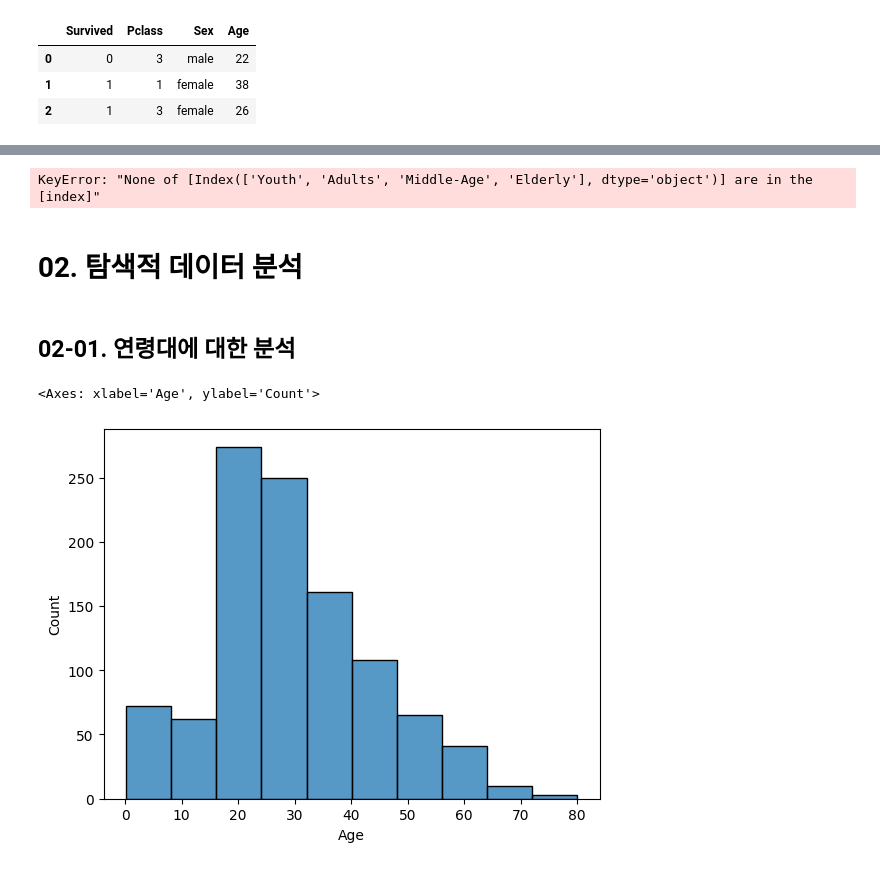
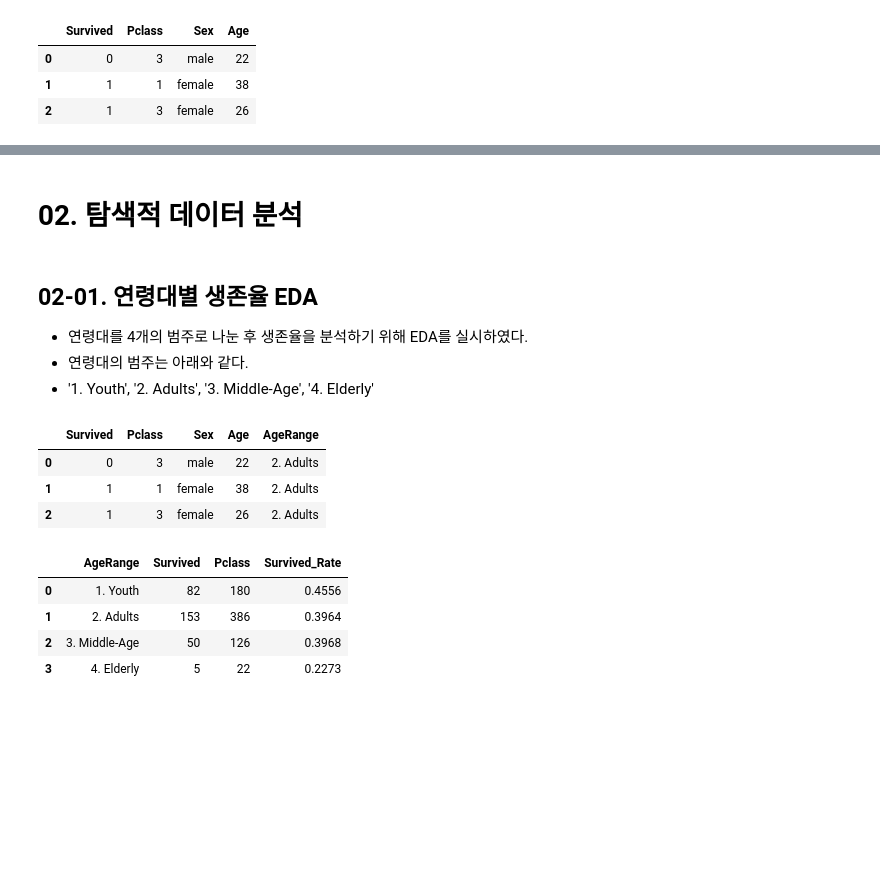
Before and after one commit to seonjaechoi0307/Project_Based_Learning, a Jupyter notebook: Titanic/Code/Project_Titanic.ipynb, the cells around one changed output, grey strips where cells are left out. Saved outputs shown, nothing was run; the diff lists cells and outputs as text; code cells hidden in the pictures; blank space fills up the shorter version.

```diff
--- a/Titanic/Code/Project_Titanic.ipynb
+++ b/Titanic/Code/Project_Titanic.ipynb
@@ -290,23 +261,48 @@ A04.head(3)
-# %%
-Age_Group = A04.groupby(['AgeRange']).agg({'Survived':'sum'}).reset_index()
-# Age_Group
-
-new_order = ['Youth', 'Adults', 'Middle-Age', 'Elderly']
-Age_Group = Age_Group.loc[new_order]
-
-f, ax = plt.subplots(figsize=(5, 5))
-ax.bar(Age_Group['AgeRange'], Age_Group['Survived'])
-ax.set_title('AgeRange of Survived')
-ax.set_ylabel('Survived')
-plt.show()
-# %% [output]
-KeyError: "None of [Index(['Youth', 'Adults', 'Middle-Age', 'Elderly'], dtype='object')] are in the [index]"
 # %% [markdown]
 # 02. 탐색적 데이터 분석
 # %% [markdown]
-## 02-01. 연령대에 대한 분석
+## 02-01. 연령대별 생존율 EDA
+- 연령대를 4개의 범주로 나눈 후 생존율을 분석하기 위해 EDA를 실시하였다.
+- 연령대의 범주는 아래와 같다.
+- '1. Youth', '2. Adults', '3. Middle-Age', '4. Elderly'
-# %%
-sns.histplot(x = df['Age'], data=df, bins=10)
-# %% [output]
-<Axes: xlabel='Age', ylabel='Count'>
-[figure, removed]
+# %%
+# A03 작업에서 데이터 타입을 변형 시켰다.
+# 연령대간의 생존여부를 체크하기 위해 나이를 기준으로 연령대를 생성해주자.
+A04 = A03.copy()
+# A04['Age'].value_counts()
+
+AgeBand = ['1. Youth', '2. Adults', '3. Middle-Age', '4. Elderly']
+
+def AgeRg (x) :
+
+    if x['Age'] <= 20 :
+        return AgeBand[0]
+
+    elif x['Age'] <= 40 :
+        return AgeBand[1]
+
+    elif x['Age'] <= 60 :
+        return AgeBand[2]
+
+    else :
+        return AgeBand[3]
+
+A04['AgeRange'] = A04.apply(AgeRg, axis=1)
+A04.head(3)
+# %% [output]
+|  | Survived | Pclass | Sex | Age | AgeRange |
+| 0 | 0 | 3 | male | 22 | 2. Adults |
+| 1 | 1 | 1 | female | 38 | 2. Adults |
+| 2 | 1 | 3 | female | 26 | 2. Adults |
+# %%
+Age_Group = A04.groupby(['AgeRange']).agg({'Survived':'sum'
+                                          , 'Pclass':'count'}).reset_index()
+
+Age_Group['Survived_Rate'] = Age_Group['Survived'] / Age_Group['Pclass']
+Age_Group
+# %% [output]
+|  | AgeRange | Survived | Pclass | Survived_Rate |
+| 0 | 1. Youth | 82 | 180 | 0.4556 |
+| 1 | 2. Adults | 153 | 386 | 0.3964 |
+| 2 | 3. Middle-Age | 50 | 126 | 0.3968 |
+| 3 | 4. Elderly | 5 | 22 | 0.2273 |
```
Also changed, not shown: parts of 6 cells of this notebook.
